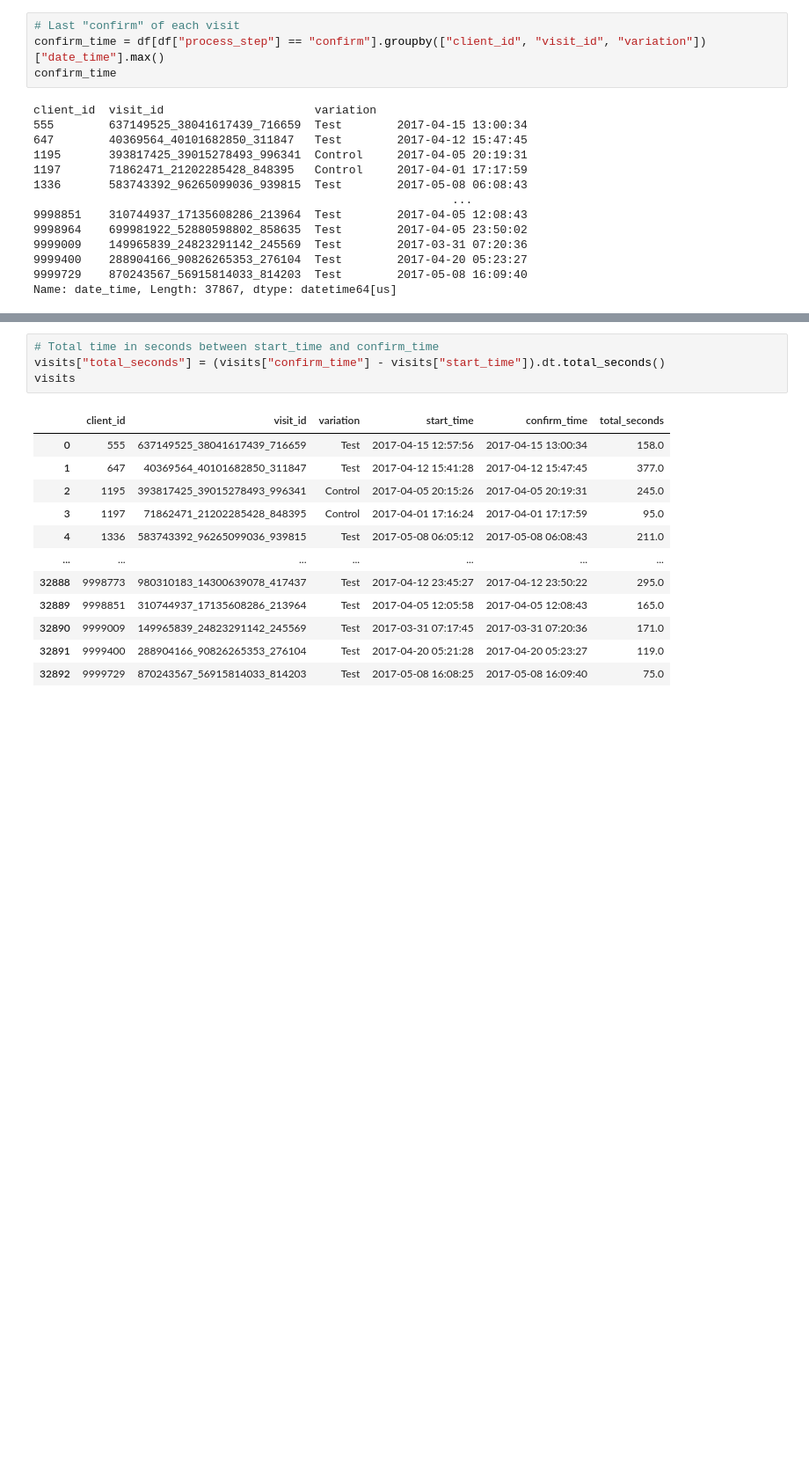
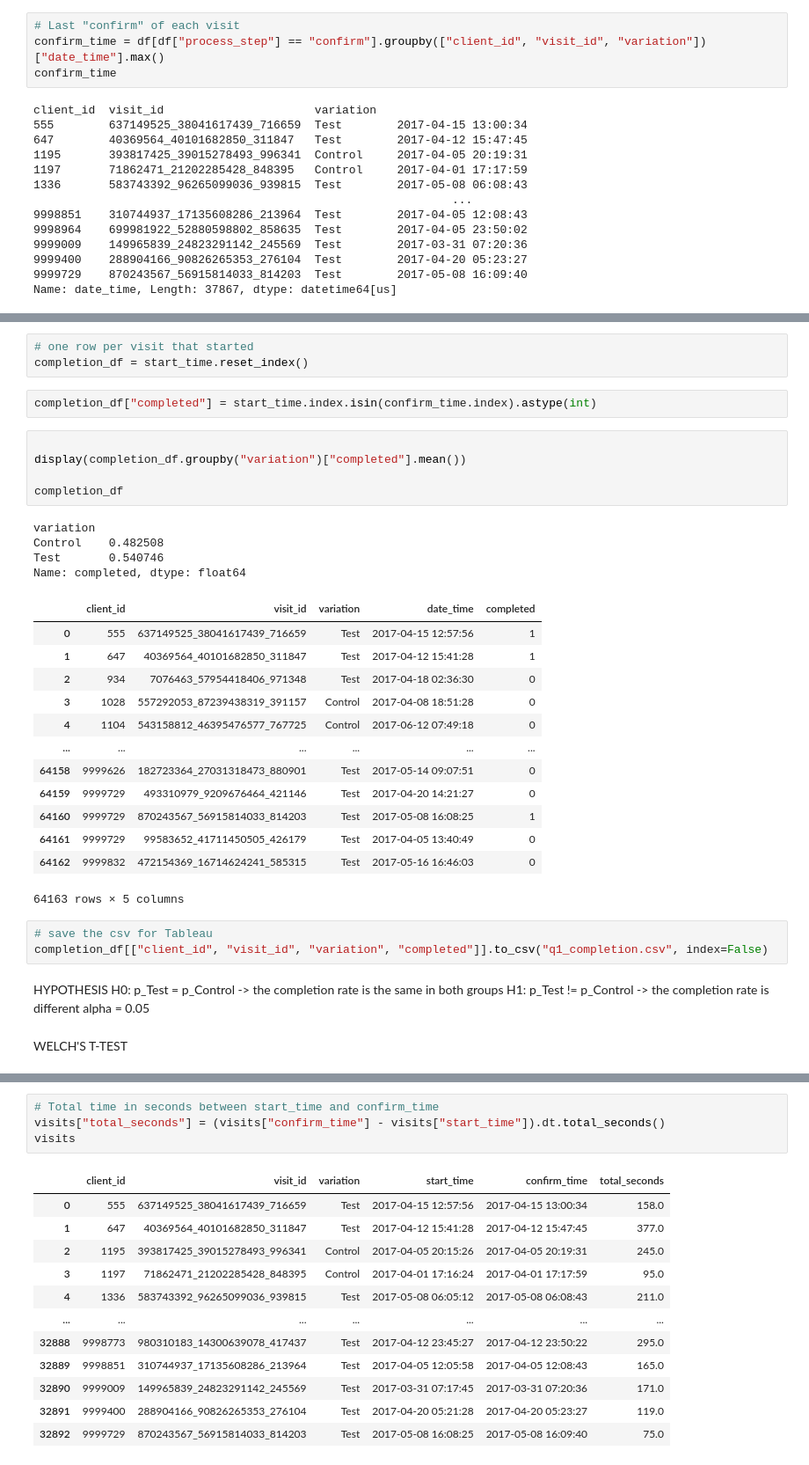
Before and after one commit to juanjcontreras/vanguard_project, a Jupyter notebook: notebooks/Q1_Juan.ipynb, the cells around one changed output, grey strips where cells are left out. Shown at 88% size. Saved outputs shown, nothing was run; the diff lists cells and outputs as text; blank space fills up the shorter version.

```diff
--- a/notebooks/Q1_Juan.ipynb
+++ b/notebooks/Q1_Juan.ipynb
@@ -119,0 +155,38 @@ visits
+# %%
+# one row per visit that started
+completion_df = start_time.reset_index()
+# %%
+completion_df["completed"] = start_time.index.isin(confirm_time.index).astype(int)
+# %%
+
+display(completion_df.groupby("variation")["completed"].mean())
+
+completion_df
+# %% [output]
+variation
+Control    0.482508
+Test       0.540746
+Name: completed, dtype: float64
+|  | client_id | visit_id | variation | date_time | completed |
+| 0 | 555 | 637149525_38041617439_716659 | Test | 2017-04-15 12:57:56 | 1 |
+| 1 | 647 | 40369564_40101682850_311847 | Test | 2017-04-12 15:41:28 | 1 |
+| 2 | 934 | 7076463_57954418406_971348 | Test | 2017-04-18 02:36:30 | 0 |
+| 3 | 1028 | 557292053_87239438319_391157 | Control | 2017-04-08 18:51:28 | 0 |
+| 4 | 1104 | 543158812_46395476577_767725 | Control | 2017-06-12 07:49:18 | 0 |
+| ... | ... | ... | ... | ... | ... |
+| 64158 | 9999626 | 182723364_27031318473_880901 | Test | 2017-05-14 09:07:51 | 0 |
+| 64159 | 9999729 | 493310979_9209676464_421146 | Test | 2017-04-20 14:21:27 | 0 |
+| 64160 | 9999729 | 870243567_56915814033_814203 | Test | 2017-05-08 16:08:25 | 1 |
+| 64161 | 9999729 | 99583652_41711450505_426179 | Test | 2017-04-05 13:40:49 | 0 |
+| 64162 | 9999832 | 472154369_16714624241_585315 | Test | 2017-05-16 16:46:03 | 0 |
+64163 rows × 5 columns
+# %%
+# save the csv for Tableau
+completion_df[["client_id", "visit_id", "variation", "completed"]].to_csv("q1_completion.csv", index=False)
+# %% [markdown]
+HYPOTHESIS
+H0: p_Test = p_Control -> the completion rate is the same in both groups
+H1: p_Test != p_Control -> the completion rate is different
+alpha = 0.05
+# %% [markdown]
+WELCH'S T-TEST
```
Also changed, not shown: parts of 11 cells of this notebook.
